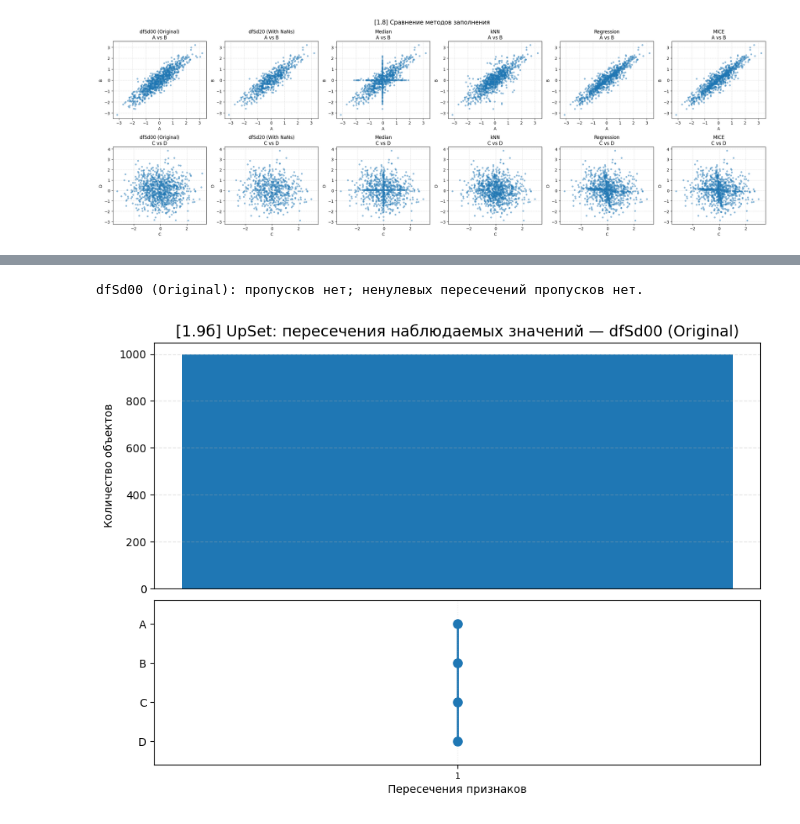
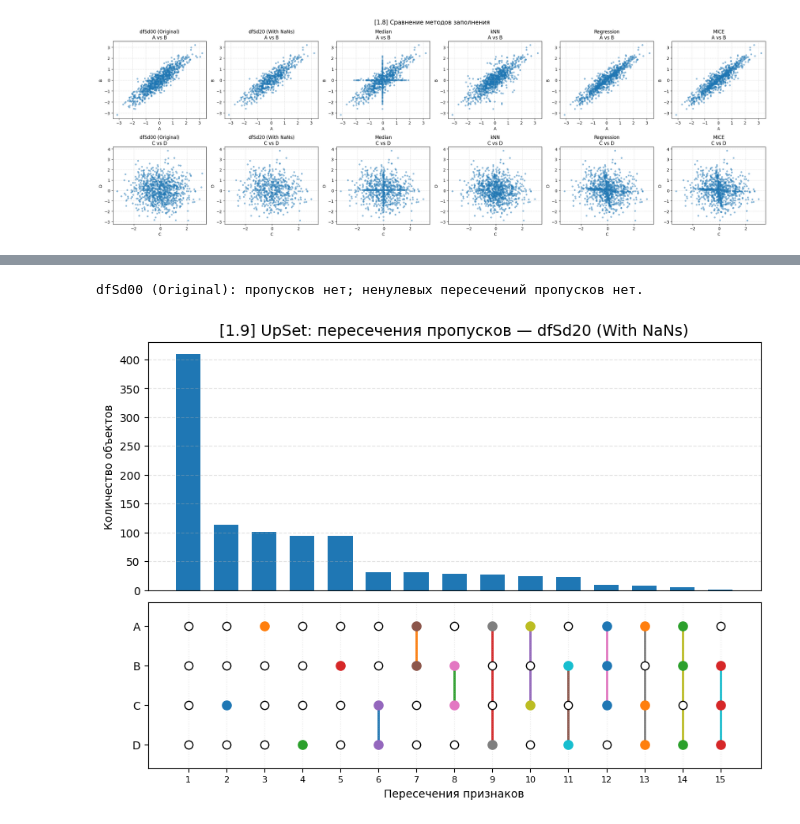
Before and after one commit to levcool12/tsr, a Jupyter notebook: t01/t01.ipynb, the cells around one changed output, grey strips where cells are left out. Saved outputs shown, nothing was run; the diff lists cells and outputs as text; code cells hidden in the pictures.

```diff
--- a/t01/t01.ipynb
+++ b/t01/t01.ipynb
@@ -385,29 +363,23 @@ plot_imputation_panels(all_comparisons)
 # %%
-# [1.9] UpSet plot: пропуски и совпадающие наблюдаемые значения
+# [1.9] UpSet plot: анализ пересечений пропусков и наблюдаемых значений
 import numpy as np
 import pandas as pd
 import matplotlib.pyplot as plt
 
 def upset_plot_from_indicators(indicators, title, min_count=1):
-    """Самодостаточная реализация UpSet plot без внешней библиотеки."""
+    """Самодостаточная реализация UpSet plot без внешней библиотеки.
+    Сверху — размер каждого пересечения, снизу — матрица принадлежности
+    признаков к пересечению.
+    """
     indicators = indicators.astype(bool).copy()
     features = list(indicators.columns)
-
-    counts = (
-        indicators.groupby(features, sort=False)
-        .size()
-        .reset_index(name='count')
-    )
-    counts = (
-        counts[counts['count'] >= min_count]
-        .sort_values('count', ascending=False)
-        .reset_index(drop=True)
-    )
-
+    counts = indicators.groupby(features, sort=False).size().reset_index(name='count')
+    counts = counts[counts['count'] >= min_count].sort_values('count', ascending=False).reset_index(drop=True)
     if counts.empty:
         print(f'{title}: нет ненулевых пересечений.')
         return
 
+    # Подписи комбинаций не нужны: матрица ниже кодирует их однозначно.
     x = np.arange(len(counts))
     fig = plt.figure(figsize=(max(10, 0.65 * len(counts)), 7))
     gs = fig.add_gridspec(2, 1, height_ratios=[3, 2], hspace=0.06)
@@ -419,75 +391,45 @@ def upset_plot_from_indicators(indicators, title, min_count=1):
     ax_bar.set_title(title, fontsize=14)
     ax_bar.grid(axis='y', linestyle='--', alpha=0.35)
     ax_bar.tick_params(axis='x', bottom=False, labelbottom=False)
 
+    # Точки матрицы: заполненная точка = признак входит в пересечение.
     for j in x:
         active = [i for i, f in enumerate(features) if bool(counts.loc[j, f])]
         inactive = [i for i in range(len(features)) if i not in active]
-
-        if inactive:
-            ax_mat.scatter(
-                [j] * len(inactive), inactive,
-                s=55, facecolors='white', edgecolors='black', zorder=2
-            )
-
+        ax_mat.scatter([j] * len(inactive), inactive, s=55, facecolors='white', edgecolors='black', zorder=2)
         if active:
             ax_mat.scatter([j] * len(active), active, s=65, zorder=3)
             if len(active) > 1:
-                ax_mat.plot(
-                    [j, j], [min(active), max(active)],
-                    linewidth=2, zorder=1
-                )
+                ax_mat.plot([j, j], [min(active), max(active)], linewidth=2, zorder=1)
 
     ax_mat.set_yticks(range(len(features)))
     ax_mat.set_yticklabels(features)
-    ax_mat.set_ylim(-0.6, len(features) - 0.4)
+    ax_mat.set_ylim(-0.6, len(features)-0.4)
     ax_mat.invert_yaxis()
     ax_mat.set_xlabel('Пересечения признаков')
     ax_mat.grid(axis='x', linestyle=':', alpha=0.25)
     ax_mat.set_xticks(x)
-    ax_mat.set_xticklabels([str(i + 1) for i in x], fontsize=8)
-
+    ax_mat.set_xticklabels([str(i+1) for i in x], fontsize=8)
     plt.tight_layout()
     plt.show()
 
-
-def plot_upset_for_dataset(
-    df,
-    features=('A', 'B', 'C', 'D'),
-    dataset_name='dataset',
-    section='1.9'
-):
-    """Строит оба UpSet-графика, требуемых пунктом 1.9:
-    (а) пересечения пропусков;
-    (б) пересечения одновременно наблюдаемых признаков.
-    """
-    observed = ~df[list(features)].isna()
-    missing = ~observed
+def plot_upset_for_dataset(df, features=('A','B','C','D'), dataset_name='dataset'):
+    # Для [1.9] анализируем только структуру пропусков.
+    # Пересечения наблюдаемых значений здесь не строятся: при полном
+    # заполнении они дают тривиальное A+B+C+D и не несут информации о пропусках.
+    missing = df[list(features)].isna()
 
     if missing.any().any():
         upset_plot_from_indicators(
             missing,
-            f'[{section}а] UpSet: пересечения пропусков — {dataset_name}'
+            f'[1.9] UpSet: пересечения пропусков — {dataset_name}'
         )
     else:
-        print(
-            f'{dataset_name}: пропусков нет; '
-            'ненулевых пересечений пропусков нет.'
-        )
+        print(f'{dataset_name}: пропусков нет; ненулевых пересечений пропусков нет.')
 
-    upset_plot_from_indicators(
-        observed,
-        f'[{section}б] UpSet: пересечения наблюдаемых значений — {dataset_name}'
-    )
-
-
-# [1.9] Для каждого датасета из пункта 1.8, включая исходный dfSd00.
+# Все датасеты из [1.8], включая исходный и набор с NaN.
 for name, df in all_comparisons.items():
-    plot_upset_for_dataset(
-        df,
-        dataset_name=name,
-        section='1.9'
-    )
+    plot_upset_for_dataset(df, dataset_name=name)
 # %% [output]
 dfSd00 (Original): пропусков нет; ненулевых пересечений пропусков нет.
-[figure, old version]
+[figure, new version]
```
Also changed, not shown: parts of 16 cells of this notebook.
